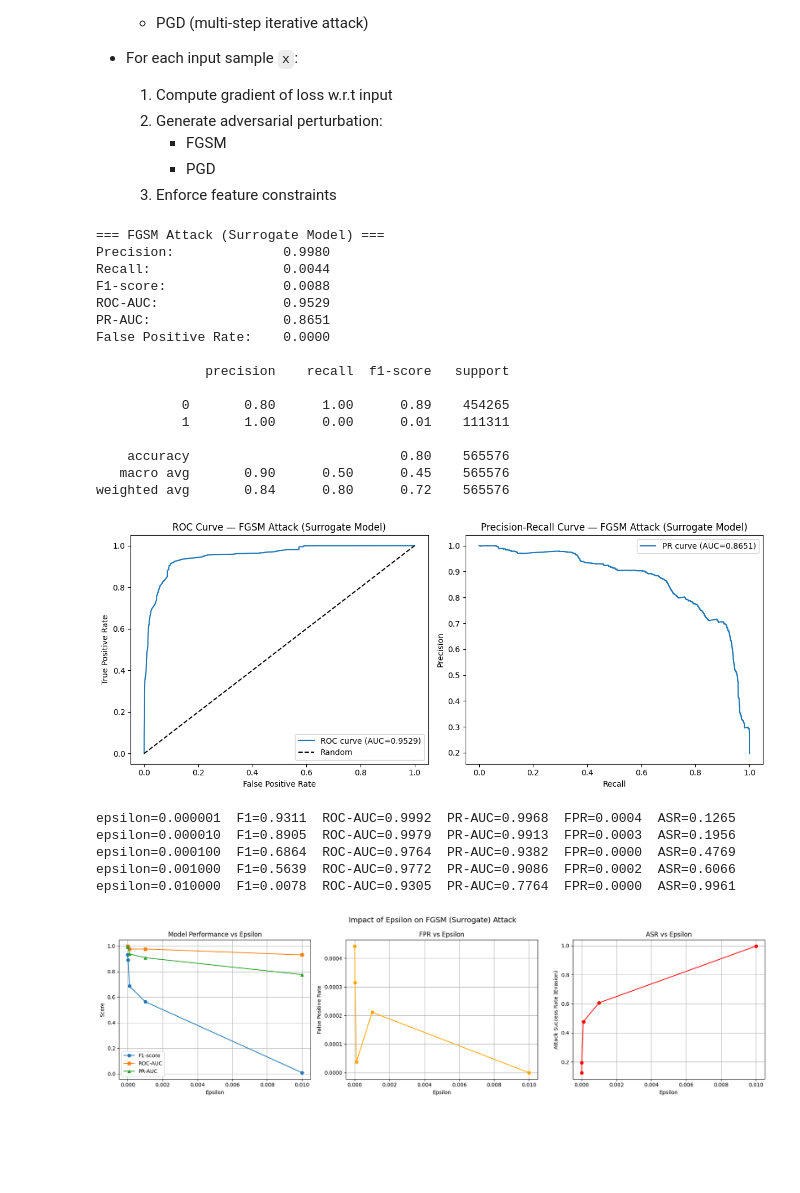
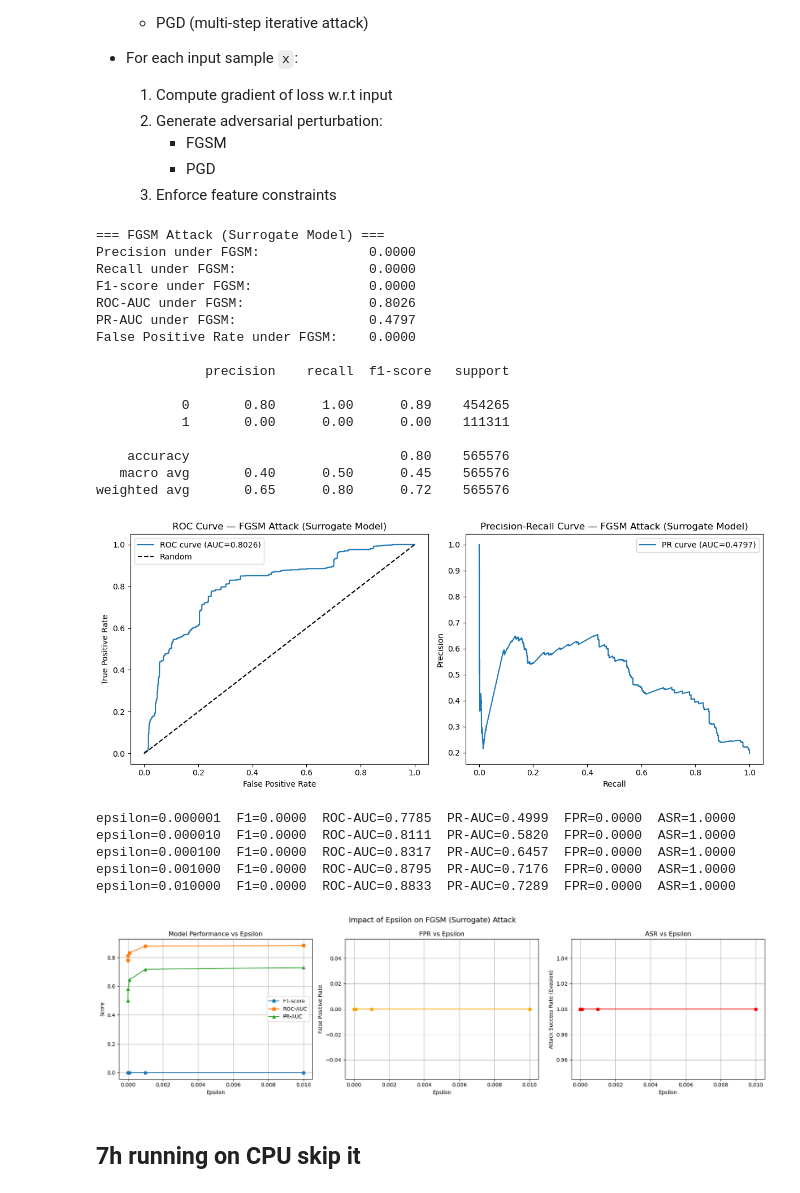
Before and after one commit to Karamoko27/ELG5271-Project-Adaptive-and-Failure-Aware-Adversarial-Defense-for-ML-Based-IDS, a Jupyter notebook: nids.ipynb, the cells around one changed output. Drawn from its saved outputs; the diff is of its cells as text; code cells hidden in the pictures; blank space fills up the shorter version.

Commit message:
Update surrogate FGSM, PGD, then adapt dynamic defense and finally adaptive game with adaptive attack and adaptive defense

```diff
--- a/nids.ipynb
+++ b/nids.ipynb
@@ -446,7 +459,7 @@ X_test_adv_surrogate = fgsm_attack_surrogate(model, X_test_scaled, y_test, epsil
 y_pred_adv_surrogate = model.predict(X_test_adv_surrogate)
 y_proba_adv_surrogate = model.predict_proba(X_test_adv_surrogate)[:, 1]
 # %%
-def evaluate_model(y_true, y_pred, y_proba, title="Model Evaluation"):
+def evaluate_model(y_true, y_pred, y_proba, title="Model Evaluation", attack=None):
     precision = precision_score(y_true, y_pred)
     recall = recall_score(y_true, y_pred)
     f1 = f1_score(y_true, y_pred)
@@ -458,13 +471,15 @@ def evaluate_model(y_true, y_pred, y_proba, title="Model Evaluation"):
     tn, fp, fn, tp = confusion_matrix(y_true, y_pred).ravel()
     false_positive_rate = fp / (fp + tn)
 
+    tag = f" under {attack}" if attack else ""
+
     print(f"=== {title} ===")
-    print(f"Precision:              {precision:.4f}")
-    print(f"Recall:                 {recall:.4f}")
-    print(f"F1-score:               {f1:.4f}")
-    print(f"ROC-AUC:                {auc_roc:.4f}")
-    print(f"PR-AUC:                 {pr_auc:.4f}")
-    print(f"False Positive Rate:    {false_positive_rate:.4f}")
+    print(f"Precision{tag}:              {precision:.4f}")
+    print(f"Recall{tag}:                 {recall:.4f}")
+    print(f"F1-score{tag}:               {f1:.4f}")
+    print(f"ROC-AUC{tag}:                {auc_roc:.4f}")
+    print(f"PR-AUC{tag}:                 {pr_auc:.4f}")
+    print(f"False Positive Rate{tag}:    {false_positive_rate:.4f}")
     print()
     print(classification_report(y_true, y_pred))
 
@@ -491,30 +506,30 @@ def evaluate_model(y_true, y_pred, y_proba, title="Model Evaluation"):
     plt.show()
 
 # Evaluate FGSM (finite difference)
-#evaluate_model(y_test, y_pred_adv_finite, y_proba_adv_finite,
-              # title="FGSM Attack (Finite Difference)")
+# evaluate_model(y_test, y_pred_adv_finite, y_proba_adv_finite,
+#                title="FGSM Attack (Finite Difference)", attack="FGSM")
 
 # Evaluate FGSM (surrogate model)
 evaluate_model(y_test, y_pred_adv_surrogate, y_proba_adv_surrogate,
-               title="FGSM Attack (Surrogate Model)")
+               title="FGSM Attack (Surrogate Model)", attack="FGSM")
 # %% [output]
 === FGSM Attack (Surrogate Model) ===
-Precision:              0.9980
-Recall:                 0.0044
-F1-score:               0.0088
-ROC-AUC:                0.9529
-PR-AUC:                 0.8651
-False Positive Rate:    0.0000
+Precision under FGSM:              0.0000
+Recall under FGSM:                 0.0000
+F1-score under FGSM:               0.0000
+ROC-AUC under FGSM:                0.8026
+PR-AUC under FGSM:                 0.4797
+False Positive Rate under FGSM:    0.0000
 
               precision    recall  f1-score   support
 
            0       0.80      1.00      0.89    454265
-           1       1.00      0.00      0.01    111311
+           1       0.00      0.00      0.00    111311
 
     accuracy                           0.80    565576
-   macro avg       0.90      0.50      0.45    565576
-weighted avg       0.84      0.80      0.72    565576
+   macro avg       0.40      0.50      0.45    565576
+weighted avg       0.65      0.80      0.72    565576
-[figure, old version]
+[figure, new version]
 # %%
 # Impact of epsilon on FGSM (surrogate) attack
 epsilons = [0.000001, 0.00001, 0.0001, 0.001, 0.01]
@@ -523,8 +538,17 @@ y_pred_clean = model.predict(X_test_scaled)
 y_test_arr = y_test.values
 
 results = []
+fgsm_surrogate = None
 for eps in epsilons:
-    X_adv = fgsm_attack_surrogate(model, X_test_scaled, y_test, epsilon=eps, surrogate_epochs=10)
+    X_adv, fgsm_surrogate = fgsm_attack_surrogate(
+        model,
+        X_test_scaled,
+        y_test,
+        X_train_scaled,
+        epsilon=eps,
+        surrogate_epochs=10,
+        surrogate_net=fgsm_surrogate,
+    )
     y_pred_adv = model.predict(X_adv)
     y_proba_adv = model.predict_proba(X_adv)[:, 1]
 
@@ -547,37 +571,37 @@ for eps in epsilons:
 
 results_df = pd.DataFrame(results)
 
 fig, axes = plt.subplots(1, 3, figsize=(18, 5))
 fig.suptitle("Impact of Epsilon on FGSM (Surrogate) Attack", fontsize=14)
 
 axes[0].plot(results_df['epsilon'], results_df['F1'], marker='o', label='F1-score')
 axes[0].plot(results_df['epsilon'], results_df['ROC-AUC'], marker='s', label='ROC-AUC')
 axes[0].plot(results_df['epsilon'], results_df['PR-AUC'], marker='^', label='PR-AUC')
 axes[0].set_xlabel("Epsilon")
 axes[0].set_ylabel("Score")
 axes[0].set_title("Model Performance vs Epsilon")
 axes[0].legend()
 axes[0].grid(True)
 
 axes[1].plot(results_df['epsilon'], results_df['FPR'], marker='o', color='orange')
 axes[1].set_xlabel("Epsilon")
 axes[1].set_ylabel("False Positive Rate")
 axes[1].set_title("FPR vs Epsilon")
 axes[1].grid(True)
 
 axes[2].plot(results_df['epsilon'], results_df['ASR'], marker='o', color='red')
 axes[2].set_xlabel("Epsilon")
 axes[2].set_ylabel("Attack Success Rate (Evasion)")
 axes[2].set_title("ASR vs Epsilon")
 axes[2].grid(True)
 
 plt.tight_layout()
 plt.show()
 # %% [output]
-epsilon=0.000001  F1=0.9311  ROC-AUC=0.9992  PR-AUC=0.9968  FPR=0.0004  ASR=0.1265
-epsilon=0.000010  F1=0.8905  ROC-AUC=0.9979  PR-AUC=0.9913  FPR=0.0003  ASR=0.1956
-epsilon=0.000100  F1=0.6864  ROC-AUC=0.9764  PR-AUC=0.9382  FPR=0.0000  ASR=0.4769
-epsilon=0.001000  F1=0.5639  ROC-AUC=0.9772  PR-AUC=0.9086  FPR=0.0002  ASR=0.6066
-epsilon=0.010000  F1=0.0078  ROC-AUC=0.9305  PR-AUC=0.7764  FPR=0.0000  ASR=0.9961
+epsilon=0.000001  F1=0.0000  ROC-AUC=0.7785  PR-AUC=0.4999  FPR=0.0000  ASR=1.0000
+epsilon=0.000010  F1=0.0000  ROC-AUC=0.8111  PR-AUC=0.5820  FPR=0.0000  ASR=1.0000
+epsilon=0.000100  F1=0.0000  ROC-AUC=0.8317  PR-AUC=0.6457  FPR=0.0000  ASR=1.0000
+epsilon=0.001000  F1=0.0000  ROC-AUC=0.8795  PR-AUC=0.7176  FPR=0.0000  ASR=1.0000
+epsilon=0.010000  F1=0.0000  ROC-AUC=0.8833  PR-AUC=0.7289  FPR=0.0000  ASR=1.0000
-[figure, old version]
+[figure, new version]
 # %%
@@ -634,0 +672,2 @@ def pgd_attack_surrogate(model, X, y, epsilon=0.01, alpha=0.001, num_iter=10, su
+# %% [markdown]
+## 7h running on CPU skip it
```
Also changed, not shown: parts of 27 cells of this notebook.
